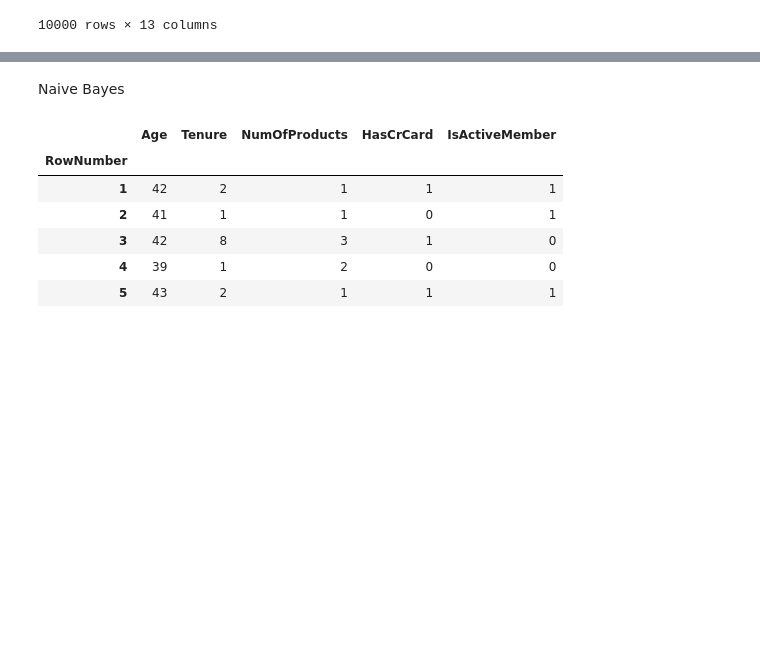
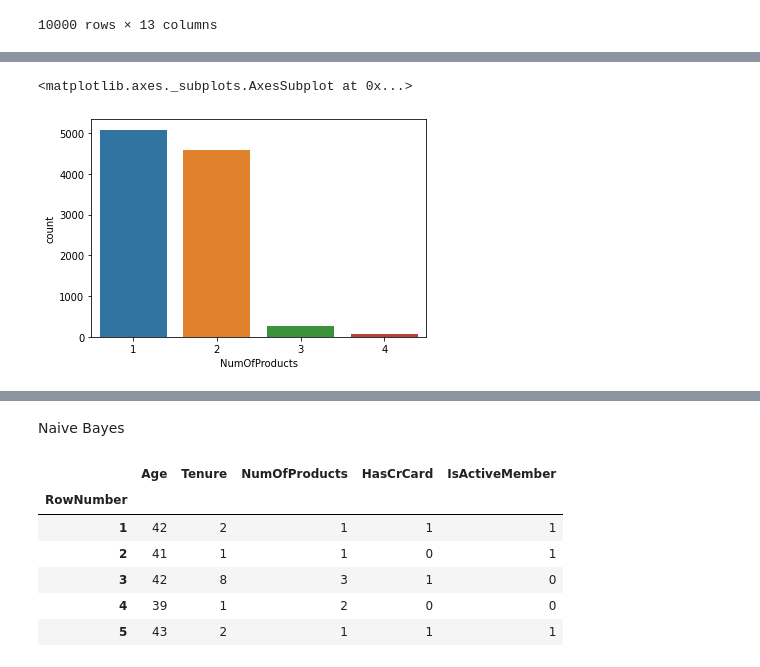
Before and after one commit to JVDourado/Bank-Costumers, a Jupyter notebook: Bank_Costumers.ipynb, the cells around one changed output, grey strips where cells are left out. Saved outputs shown, nothing was run; the diff lists cells and outputs as text; code cells hidden in the pictures; blank space fills up the shorter version.

```diff
--- a/Bank_Costumers.ipynb
+++ b/Bank_Costumers.ipynb
@@ -23,0 +31,7 @@ Bank
+# %%
+sns.countplot(x='NumOfProducts', data=Bank)
+#Grande parte dos clientes contratou um até dois serviços do banco
+#Cerca de 5.000 clientes contrataram apenas um serviço
+# %% [output]
+<matplotlib.axes._subplots.AxesSubplot at 0x...>
+[figure, added]
```
Also changed, not shown: parts of 9 cells of this notebook.
